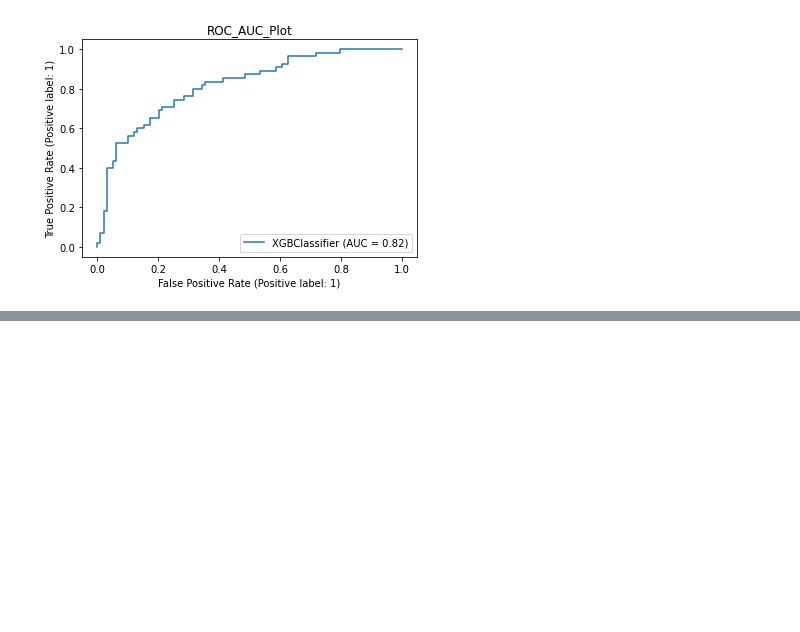
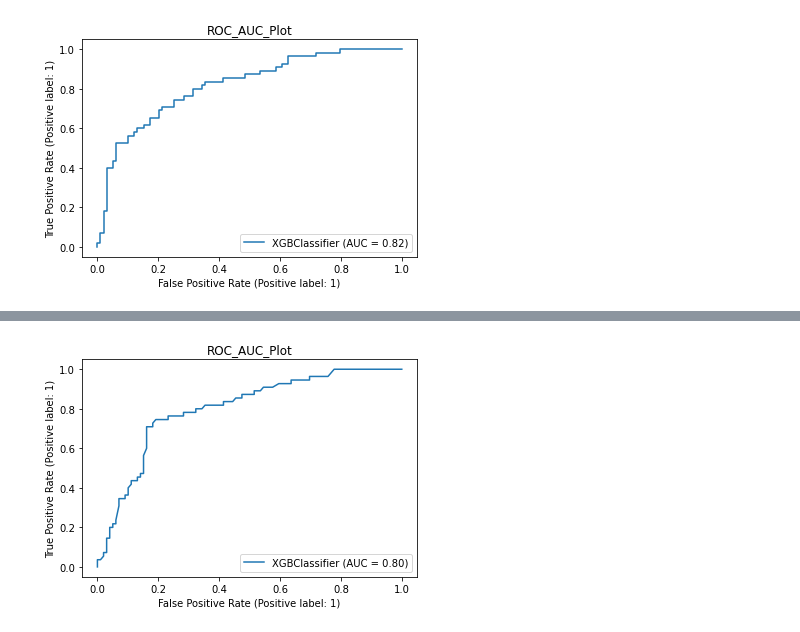
Before and after one commit to ismailucrn/Diabetes-Analysis-and-Classification, a Jupyter notebook: notebook.ipynb, the cells around one changed output, grey strips where cells are left out. Saved outputs shown, nothing was run; the diff lists cells and outputs as text; code cells hidden in the pictures; blank space fills up the shorter version.

```diff
--- a/notebook.ipynb
+++ b/notebook.ipynb
@@ -313,0 +418,3 @@ ROC_AUC Score :  73.23%
+# %%
+model(optuna_xgb,x_train,y_train,x_test,y_test)
+# %% [output]
@@ -313,0 +438 @@ ROC_AUC Score :  73.23%
+[figure, added]
```
Also changed, not shown: parts of 13 cells of this notebook.
